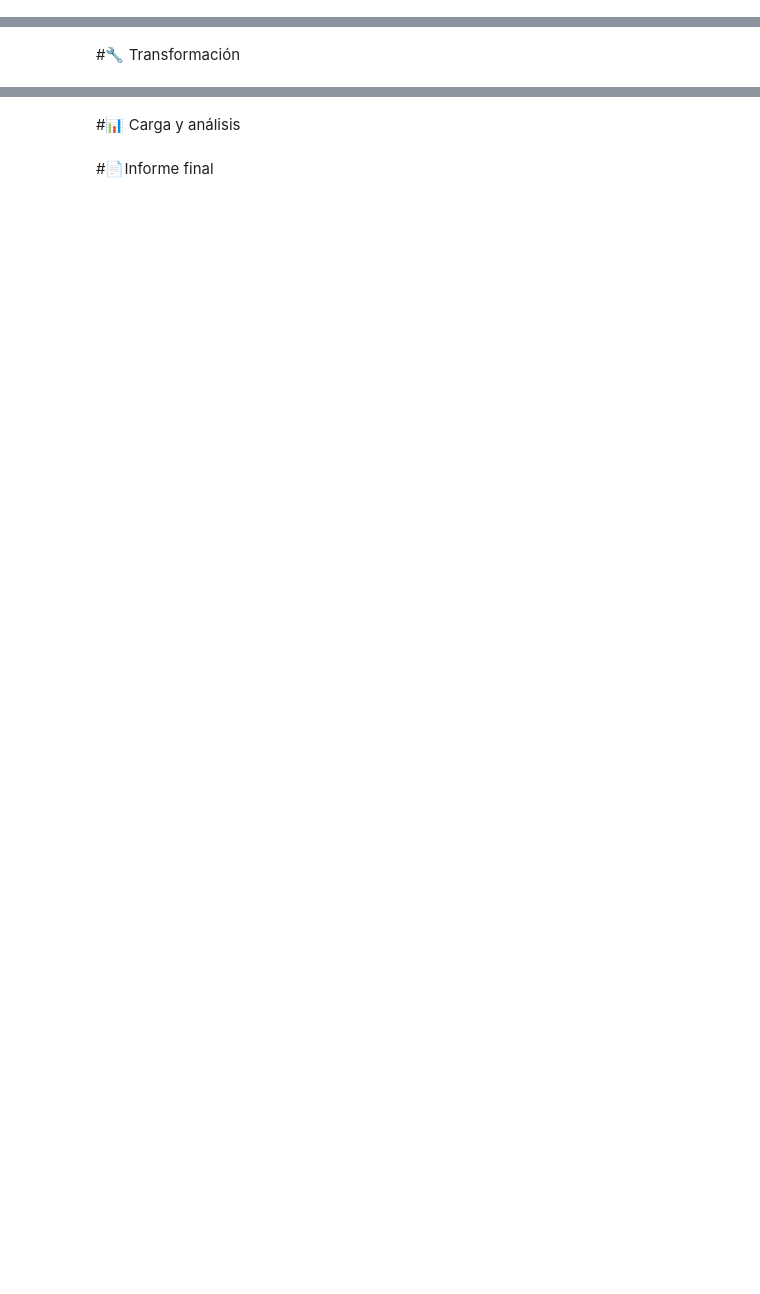
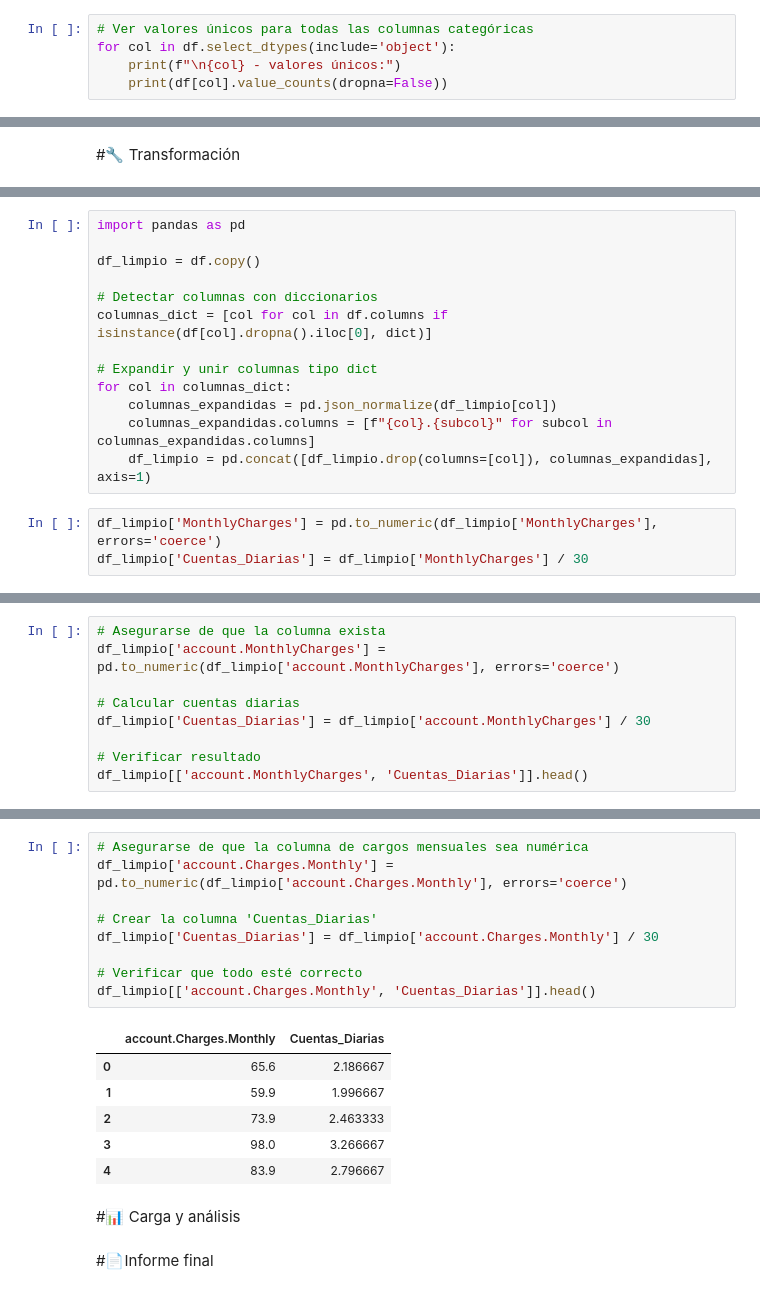
Before and after one commit to adrian-pieroni/challenge2-data-science-LATAM, a Jupyter notebook: challenge2_data_science_LATAM.ipynb, the cells around one changed output, grey strips where cells are left out. Cells and saved outputs as stored; diff of their text form; blank space fills up the shorter version.

```diff
--- a/challenge2_data_science_LATAM.ipynb
+++ b/challenge2_data_science_LATAM.ipynb
@@ -41,0 +216,5 @@ df.describe(include='object')
+# %%
+# Ver valores únicos para todas las columnas categóricas
+for col in df.select_dtypes(include='object'):
+    print(f"\n{col} - valores únicos:")
+    print(df[col].value_counts(dropna=False))
@@ -43,0 +1713,16 @@ df.describe(include='object')
+# %%
+import pandas as pd
+
+df_limpio = df.copy()
+
+# Detectar columnas con diccionarios
+columnas_dict = [col for col in df.columns if isinstance(df[col].dropna().iloc[0], dict)]
+
+# Expandir y unir columnas tipo dict
+for col in columnas_dict:
+    columnas_expandidas = pd.json_normalize(df_limpio[col])
+    columnas_expandidas.columns = [f"{col}.{subcol}" for subcol in columnas_expandidas.columns]
+    df_limpio = pd.concat([df_limpio.drop(columns=[col]), columnas_expandidas], axis=1)
+# %%
+df_limpio['MonthlyCharges'] = pd.to_numeric(df_limpio['MonthlyCharges'], errors='coerce')
+df_limpio['Cuentas_Diarias'] = df_limpio['MonthlyCharges'] / 30
@@ -43,0 +1751,9 @@ df.describe(include='object')
+# %%
+# Asegurarse de que la columna exista
+df_limpio['account.MonthlyCharges'] = pd.to_numeric(df_limpio['account.MonthlyCharges'], errors='coerce')
+
+# Calcular cuentas diarias
+df_limpio['Cuentas_Diarias'] = df_limpio['account.MonthlyCharges'] / 30
+
+# Verificar resultado
+df_limpio[['account.MonthlyCharges', 'Cuentas_Diarias']].head()
@@ -44,3 +1782,19 @@ df.describe(include='object')
+# %%
+# Asegurarse de que la columna de cargos mensuales sea numérica
+df_limpio['account.Charges.Monthly'] = pd.to_numeric(df_limpio['account.Charges.Monthly'], errors='coerce')
+
+# Crear la columna 'Cuentas_Diarias'
+df_limpio['Cuentas_Diarias'] = df_limpio['account.Charges.Monthly'] / 30
+
+# Verificar que todo esté correcto
+df_limpio[['account.Charges.Monthly', 'Cuentas_Diarias']].head()
+# %% [output]
+|  | account.Charges.Monthly | Cuentas_Diarias |
+| 0 | 65.6 | 2.186667 |
+| 1 | 59.9 | 1.996667 |
+| 2 | 73.9 | 2.463333 |
+| 3 | 98.0 | 3.266667 |
+| 4 | 83.9 | 2.796667 |
 # %% [markdown]
 #📊 Carga y análisis
 # %% [markdown]
```
Also changed, not shown: parts of 50 cells of this notebook.
